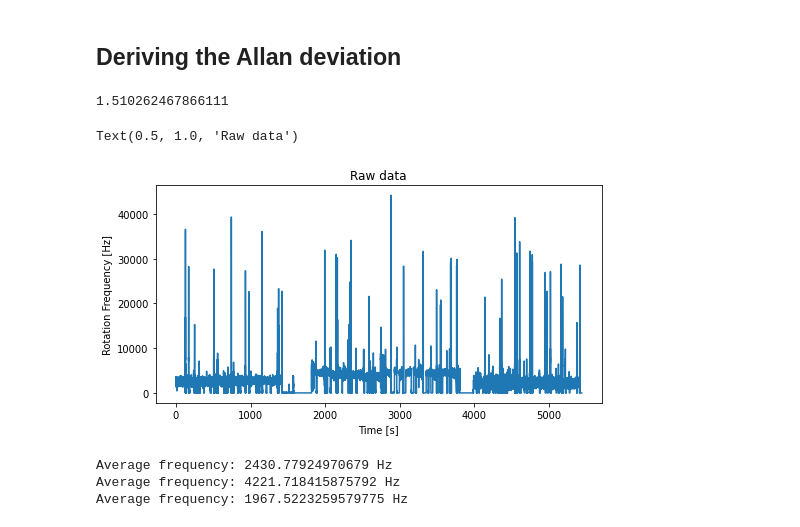
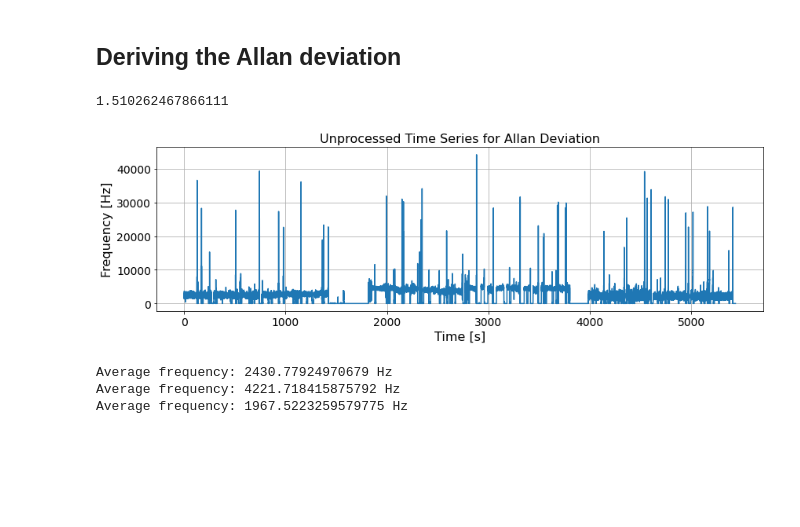
Before and after one commit to tesla1900/advanced-lab-course, a Jupyter notebook: laser_gyroscope/allan_dev_analysis.ipynb, the cells around one changed output. Saved outputs shown, nothing was run; the diff lists cells and outputs as text; code cells hidden in the pictures; blank space fills up the shorter version.

Commit message:
Updated allan dev and three-res part of lab

```diff
--- a/laser_gyroscope/allan_dev_analysis.ipynb
+++ b/laser_gyroscope/allan_dev_analysis.ipynb
@@ -8,7 +8,7 @@ import numpy as np
 import allantools
 import os
 
-figure_path = os.path.join(os.getcwd(), "figures")
+figure_path = os.path.join(os.getcwd(), "report", "figures")
 data_path = os.path.join(os.getcwd(), "laser_gyroscope_data", "allan")
 # %%
 # import data
@@ -19,18 +19,23 @@ data = np.genfromtxt(os.path.join(data_path, "defbuffer1_0405_161532_final.csv")
 # %%
 # plot the time series to check
 freq = data[:,0]
 time = data[:,1]
 print(time[-1] / 3600)
 
-plt.figure(figsize=(8,4))
-plt.plot(time, freq)
-plt.xlabel("Time [s]")
-plt.ylabel("Rotation Frequency [Hz]")
-plt.title("Raw data")
+fig, ax = plt.subplots(figsize=(12,4), tight_layout=True)
+ax.plot(time, freq)
+ax.set_xlabel("Time [s]", fontsize=16)
+ax.set_ylabel("Frequency [Hz]", fontsize=16)
+ax.set_title("Unprocessed Time Series for Allan Deviation", fontsize=16)
+ax.grid()
+
+ax.tick_params(axis='both', which='major', labelsize=14)
+ax.tick_params(axis='both', which='minor', labelsize=14)
+
+plt.savefig(os.path.join(figure_path, "allan_ts_raw.png"), dpi=300)
 # %% [output]
 1.510262467866111
-Text(0.5, 1.0, 'Raw data')
-[figure, old version]
+[figure, new version]
 # %%
 # remove places where the laser locked
 # this is where the frequency reached zero or when it spiked, which is around freq > 4000 Hz
```
Also changed, not shown: parts of 1 cell of this notebook, 7 other files.
